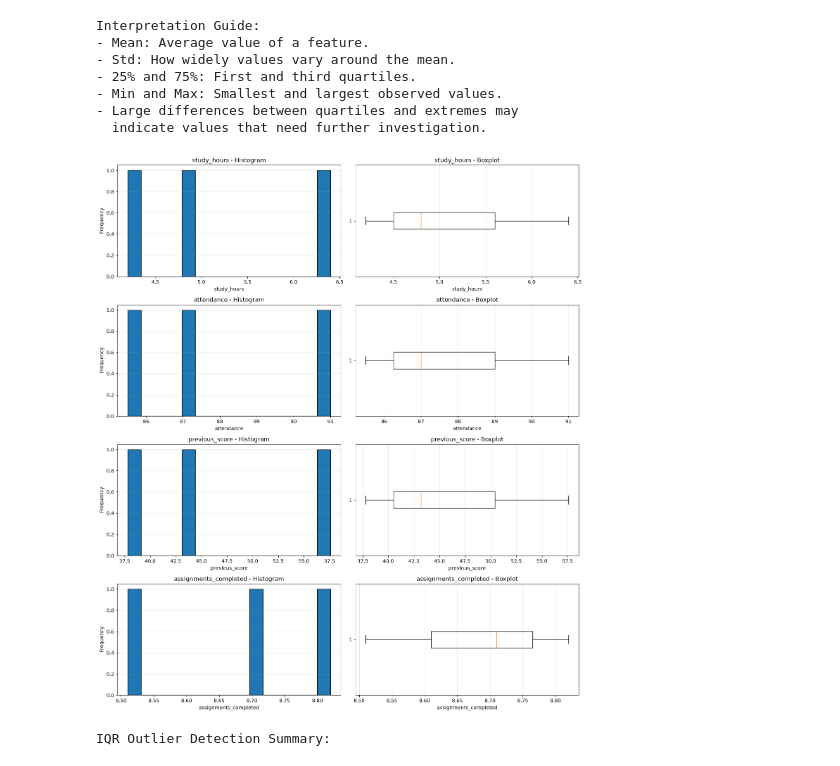
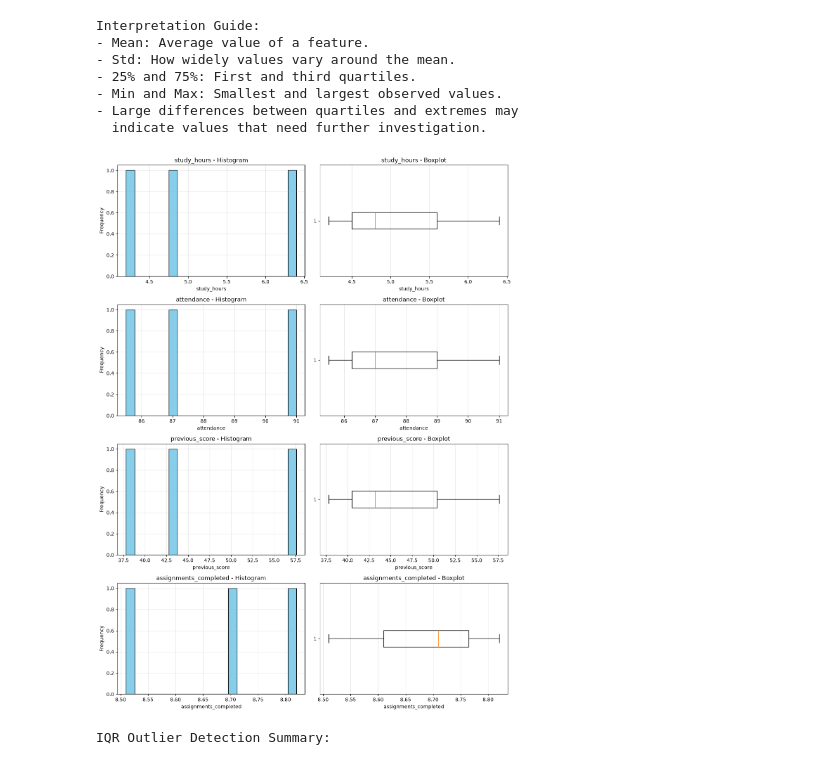
Before and after one commit to Bagmitaojha68/ybi_internship_project, a Jupyter notebook: day32_feature_outlier_analysis.ipynb, the cells around one changed output. Drawn from its saved outputs; the diff is of its cells as text; code cells hidden in the pictures.

Commit message:
fix boxplot orientation waring

```diff
--- a/day32_feature_outlier_analysis.ipynb
+++ b/day32_feature_outlier_analysis.ipynb
@@ -183,51 +183,34 @@ Interpretation Guide:
 - Large differences between quartiles and extremes may
   indicate values that need further investigation.
 # %%
-# DAY 32 - FEATURE DISTRIBUTION VISUALIZATION
+import matplotlib.pyplot as plt
 
-if "X_outlier" in globals() and not X_outlier.empty:
+if 'X_outlier' in globals() and not X_outlier.empty:
+    n_cols = len(X_outlier.columns)
+    fig, axes = plt.subplots(n_cols, 2, figsize=(12, 4*n_cols))
 
-    features = X_outlier.columns.tolist()
-
-    fig, axes = plt.subplots(
-        nrows=len(features),
-        ncols=2,
-        figsize=(14, 4 * len(features))
-    )
-
-    axes = np.atleast_2d(axes)
-
-    for i, col in enumerate(features):
-
-        values = X_outlier[col].dropna()
+    for i, col in enumerate(X_outlier.columns):
+        values = X_outlier[col]
 
         # Histogram
-        axes[i, 0].hist(
-            values,
-            bins=15,
-            edgecolor="black"
-        )
+        axes[i, 0].hist(values, bins=20, color='skyblue', edgecolor='black')
         axes[i, 0].set_title(f"{col} - Histogram")
         axes[i, 0].set_xlabel(col)
         axes[i, 0].set_ylabel("Frequency")
-        axes[i, 0].grid(axis="y", alpha=0.3)
+        axes[i, 0].grid(alpha=0.3)
 
-        # Boxplot
-        axes[i, 1].boxplot(
-            values,
-            vert=False
-        )
+        # Boxplot - FIXED
+        axes[i, 1].boxplot(values, orientation='horizontal')
         axes[i, 1].set_title(f"{col} - Boxplot")
         axes[i, 1].set_xlabel(col)
         axes[i, 1].grid(axis="x", alpha=0.3)
 
     plt.tight_layout()
     plt.show()
-
 else:
     print("Please run Cell 3 first to prepare the features.")
 # %% [output]
-[figure, old version]
+[figure, new version]
 # %%
 # DAY 32 - IQR-BASED OUTLIER DETECTION
 
```
